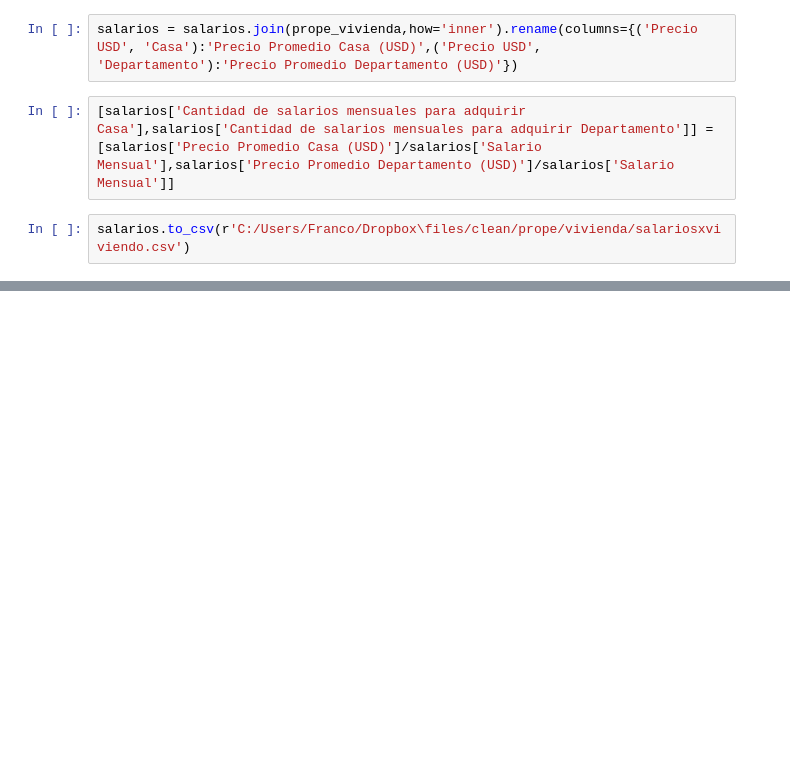
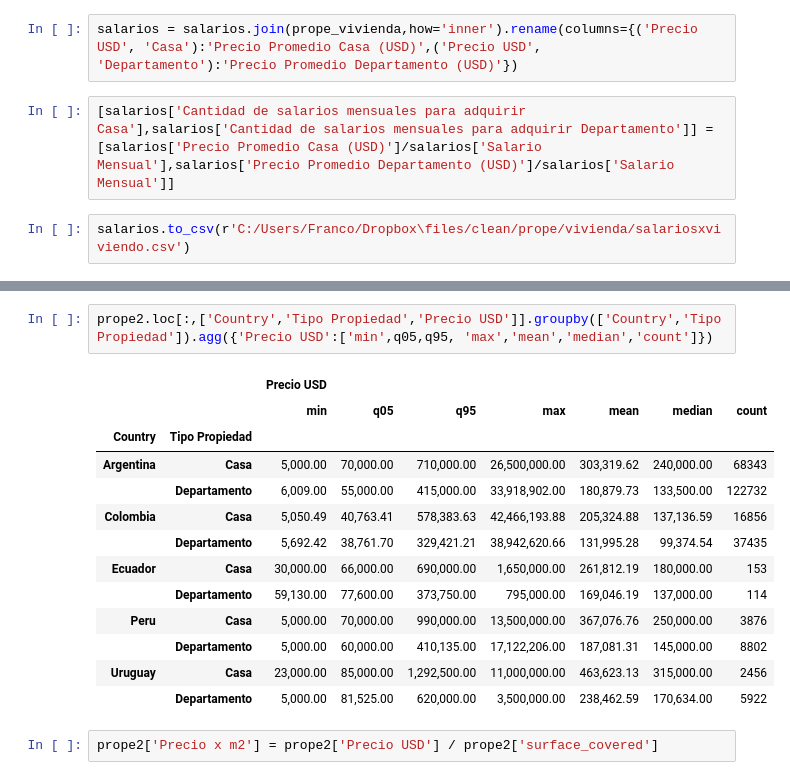
Before and after one commit to colagiovannifranco/caf, a Jupyter notebook: properati_vivienda.ipynb, the cells around one changed output, grey strips where cells are left out. Cells and saved outputs as stored; diff of their text form; blank space fills up the shorter version.

```diff
--- a/properati_vivienda.ipynb
+++ b/properati_vivienda.ipynb
@@ -171,0 +302,18 @@ salarios.to_csv(r'C:/Users/Franco/Dropbox\files/clean/prope/vivienda/salariosxvi
+# %%
+prope2.loc[:,['Country','Tipo Propiedad','Precio USD']].groupby(['Country','Tipo Propiedad']).agg({'Precio USD':['min',q05,q95, 'max','mean','median','count']})
+# %% [output]
+|  |  | Precio USD |  |  |  |  |  |  |
+|  |  | min | q05 | q95 | max | mean | median | count |
+| Country | Tipo Propiedad |  |  |  |  |  |  |  |
+| Argentina | Casa | 5,000.00 | 70,000.00 | 710,000.00 | 26,500,000.00 | 303,319.62 | 240,000.00 | 68343 |
+|  | Departamento | 6,009.00 | 55,000.00 | 415,000.00 | 33,918,902.00 | 180,879.73 | 133,500.00 | 122732 |
+| Colombia | Casa | 5,050.49 | 40,763.41 | 578,383.63 | 42,466,193.88 | 205,324.88 | 137,136.59 | 16856 |
+|  | Departamento | 5,692.42 | 38,761.70 | 329,421.21 | 38,942,620.66 | 131,995.28 | 99,374.54 | 37435 |
+| Ecuador | Casa | 30,000.00 | 66,000.00 | 690,000.00 | 1,650,000.00 | 261,812.19 | 180,000.00 | 153 |
+|  | Departamento | 59,130.00 | 77,600.00 | 373,750.00 | 795,000.00 | 169,046.19 | 137,000.00 | 114 |
+| Peru | Casa | 5,000.00 | 70,000.00 | 990,000.00 | 13,500,000.00 | 367,076.76 | 250,000.00 | 3876 |
+|  | Departamento | 5,000.00 | 60,000.00 | 410,135.00 | 17,122,206.00 | 187,081.31 | 145,000.00 | 8802 |
+| Uruguay | Casa | 23,000.00 | 85,000.00 | 1,292,500.00 | 11,000,000.00 | 463,623.13 | 315,000.00 | 2456 |
+|  | Departamento | 5,000.00 | 81,525.00 | 620,000.00 | 3,500,000.00 | 238,462.59 | 170,634.00 | 5922 |
+# %%
+prope2['Precio x m2'] = prope2['Precio USD'] / prope2['surface_covered']
```
Also changed, not shown: parts of 65 cells of this notebook, 13 other files.
